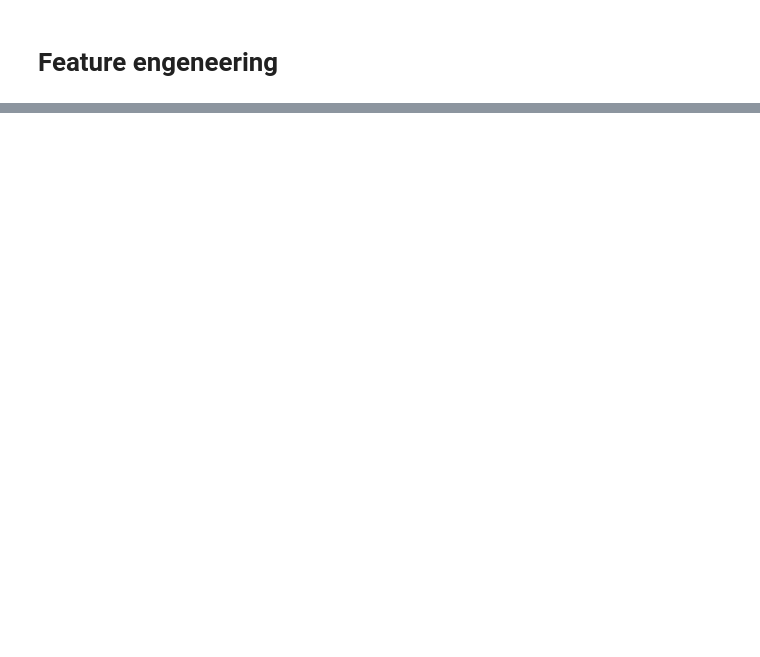
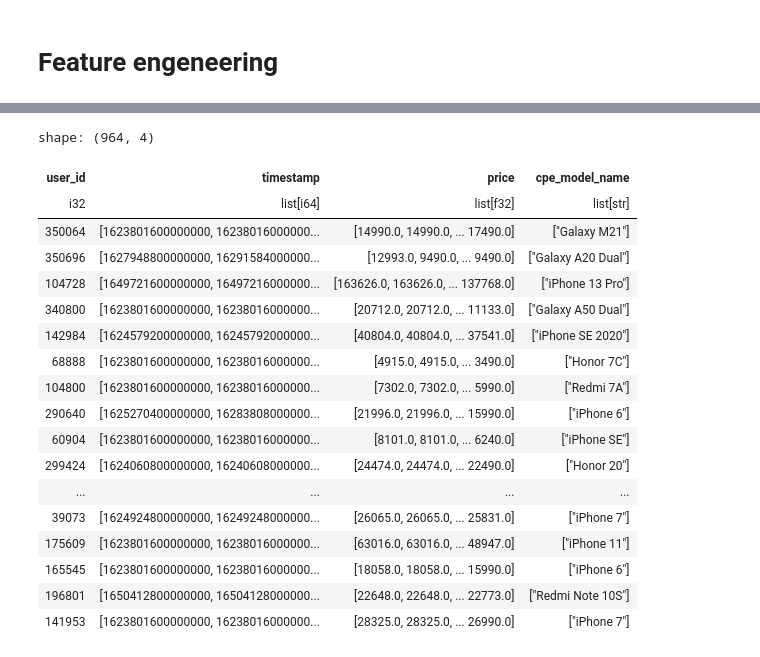
Before and after one commit to shockless/mts-ml-cup, a Jupyter notebook: our_baseline.ipynb, the cells around one changed output, grey strips where cells are left out. Saved outputs shown, nothing was run; the diff lists cells and outputs as text; code cells hidden in the pictures; blank space fills up the shorter version.

```diff
--- a/our_baseline.ipynb
+++ b/our_baseline.ipynb
@@ -114,0 +166,23 @@ shape: (5, 2)
+# %%
+q2 = q.sort("timestamp").groupby("user_id").agg([pl.col("timestamp"), pl.col("price"), pl.col("cpe_model_name").unique()])
+q2
+# %% [output]
+shape: (964, 4)
+| user_id | timestamp | price | cpe_model_name |
+| i32 | list[i64] | list[f32] | list[str] |
+| 350064 | [1623801600000000, 16238016000000... | [14990.0, 14990.0, ... 17490.0] | ["Galaxy M21"] |
+| 350696 | [1627948800000000, 16291584000000... | [12993.0, 9490.0, ... 9490.0] | ["Galaxy A20 Dual"] |
+| 104728 | [1649721600000000, 16497216000000... | [163626.0, 163626.0, ... 137768.0] | ["iPhone 13 Pro"] |
+| 340800 | [1623801600000000, 16238016000000... | [20712.0, 20712.0, ... 11133.0] | ["Galaxy A50 Dual"] |
+| 142984 | [1624579200000000, 16245792000000... | [40804.0, 40804.0, ... 37541.0] | ["iPhone SE 2020"] |
+| 68888 | [1623801600000000, 16238016000000... | [4915.0, 4915.0, ... 3490.0] | ["Honor 7C"] |
+| 104800 | [1623801600000000, 16238016000000... | [7302.0, 7302.0, ... 5990.0] | ["Redmi 7A"] |
+| 290640 | [1625270400000000, 16283808000000... | [21996.0, 21996.0, ... 15990.0] | ["iPhone 6"] |
+| 60904 | [1623801600000000, 16238016000000... | [8101.0, 8101.0, ... 6240.0] | ["iPhone SE"] |
+| 299424 | [1624060800000000, 16240608000000... | [24474.0, 24474.0, ... 22490.0] | ["Honor 20"] |
+| ... | ... | ... | ... |
+| 39073 | [1624924800000000, 16249248000000... | [26065.0, 26065.0, ... 25831.0] | ["iPhone 7"] |
+| 175609 | [1623801600000000, 16238016000000... | [63016.0, 63016.0, ... 48947.0] | ["iPhone 11"] |
+| 165545 | [1623801600000000, 16238016000000... | [18058.0, 18058.0, ... 15990.0] | ["iPhone 6"] |
+| 196801 | [1650412800000000, 16504128000000... | [22648.0, 22648.0, ... 22773.0] | ["Redmi Note 10S"] |
+| 141953 | [1623801600000000, 16238016000000... | [28325.0, 28325.0, ... 26990.0] | ["iPhone 7"] |
```
Also changed, not shown: parts of 10 cells of this notebook, 1 other file.
